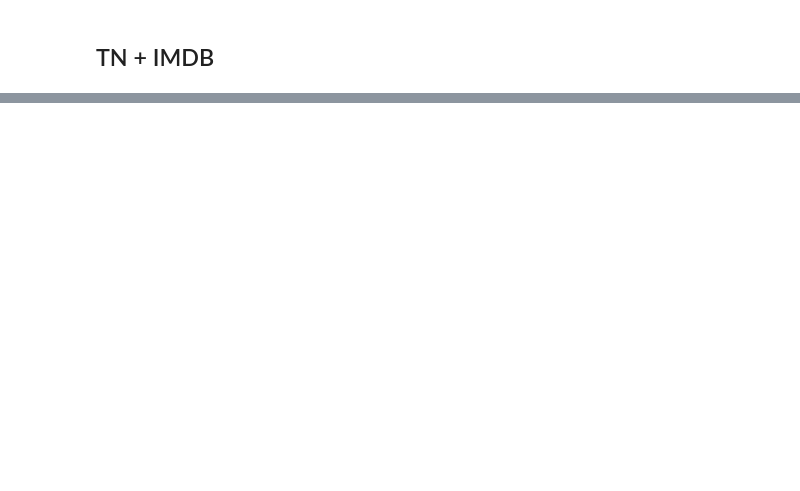
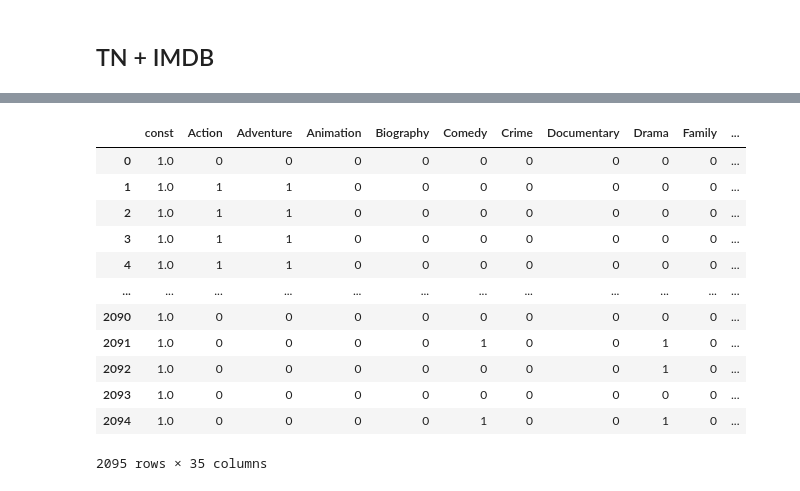
Before and after one commit to williambguo/ds-p2-project, a Jupyter notebook: code/eda.ipynb, the cells around one changed output, grey strips where cells are left out. Drawn from its saved outputs; the diff is of its cells as text; code cells hidden in the pictures; blank space fills up the shorter version.

```diff
--- a/code/eda.ipynb
+++ b/code/eda.ipynb
@@ -279,0 +282,20 @@ memory usage: 740.7+ KB
+# %%
+y_4 = imdb['ROI']
+X_4 = imdb.drop(columns=['ROI', 'runtime_minutes', 'worldwide_gross', 'production_budget', 'title', 'premiere_day', 'premiere_year'])
+# %%
+X_4_augmented = sm.add_constant(X_4)
+X_4_augmented
+# %% [output]
+|  | const | Action | Adventure | Animation | Biography | Comedy | Crime | Documentary | Drama | Family | ... |
+| 0 | 1.0 | 0 | 0 | 0 | 0 | 0 | 0 | 0 | 0 | 0 | ... |
+| 1 | 1.0 | 1 | 1 | 0 | 0 | 0 | 0 | 0 | 0 | 0 | ... |
+| 2 | 1.0 | 1 | 1 | 0 | 0 | 0 | 0 | 0 | 0 | 0 | ... |
+| 3 | 1.0 | 1 | 1 | 0 | 0 | 0 | 0 | 0 | 0 | 0 | ... |
+| 4 | 1.0 | 1 | 1 | 0 | 0 | 0 | 0 | 0 | 0 | 0 | ... |
+| ... | ... | ... | ... | ... | ... | ... | ... | ... | ... | ... | ... |
+| 2090 | 1.0 | 0 | 0 | 0 | 0 | 0 | 0 | 0 | 0 | 0 | ... |
+| 2091 | 1.0 | 0 | 0 | 0 | 0 | 1 | 0 | 0 | 1 | 0 | ... |
+| 2092 | 1.0 | 0 | 0 | 0 | 0 | 0 | 0 | 0 | 1 | 0 | ... |
+| 2093 | 1.0 | 0 | 0 | 0 | 0 | 0 | 0 | 0 | 0 | 0 | ... |
+| 2094 | 1.0 | 0 | 0 | 0 | 0 | 1 | 0 | 0 | 1 | 0 | ... |
+2095 rows × 35 columns
```
Also changed, not shown: parts of 31 cells of this notebook, 2 other files.
